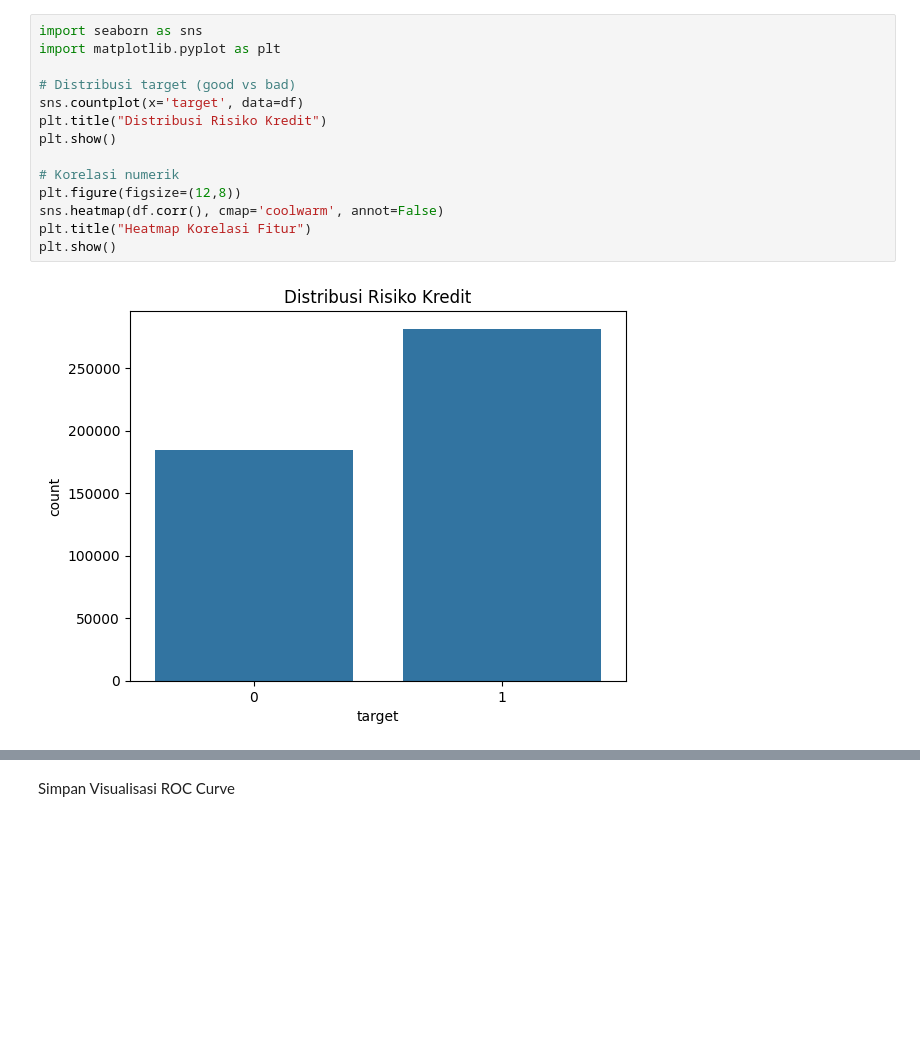
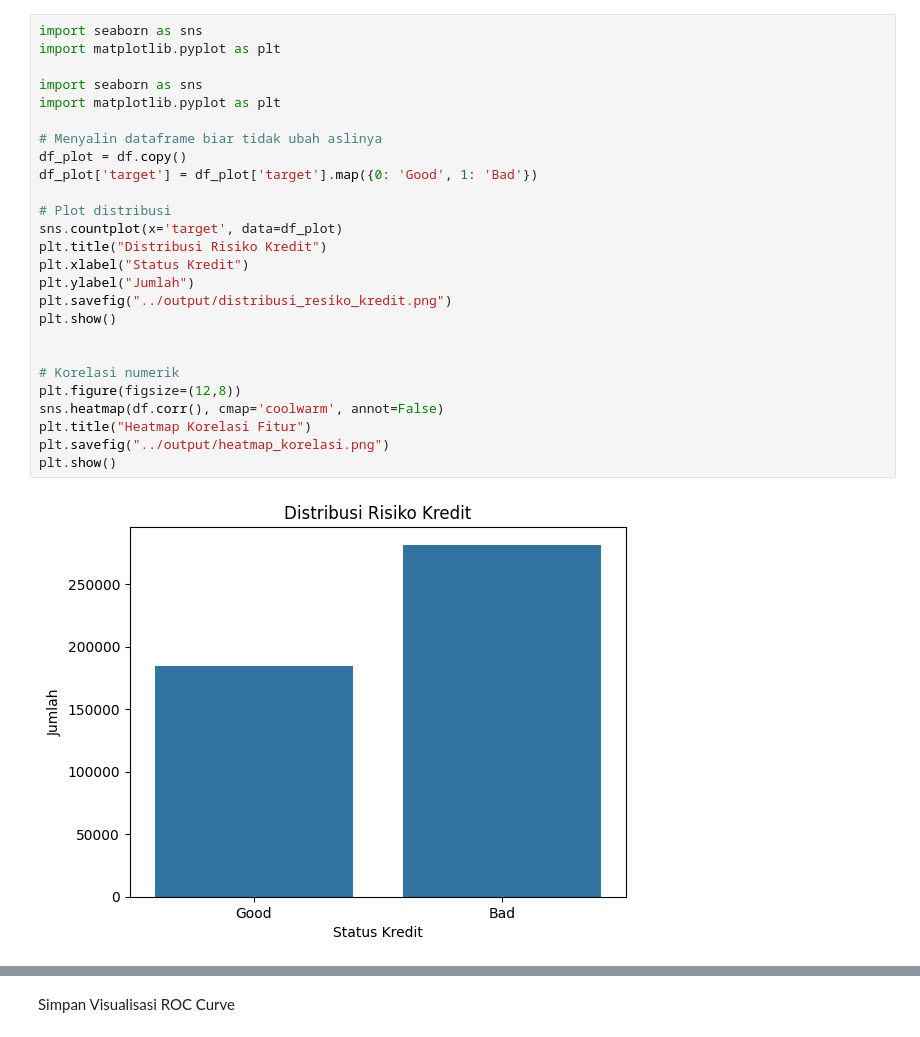
Before and after one commit to Nurhasan12/Credit-Risk-Prediction, a Jupyter notebook: notebooks/final_task.ipynb, the cells around one changed output, grey strips where cells are left out. Drawn from its saved outputs; the diff is of its cells as text; blank space fills up the shorter version.

Commit message:
Update distribution risk credit visualization image

```diff
--- a/notebooks/final_task.ipynb
+++ b/notebooks/final_task.ipynb
@@ -36,19 +104,31 @@ LogisticRegression does not accept missing values encoded as NaN natively. For s
 # %%
 import seaborn as sns
 import matplotlib.pyplot as plt
 
-# Distribusi target (good vs bad)
-sns.countplot(x='target', data=df)
+import seaborn as sns
+import matplotlib.pyplot as plt
+
+# Menyalin dataframe biar tidak ubah aslinya
+df_plot = df.copy()
+df_plot['target'] = df_plot['target'].map({0: 'Good', 1: 'Bad'})
+
+# Plot distribusi
+sns.countplot(x='target', data=df_plot)
 plt.title("Distribusi Risiko Kredit")
+plt.xlabel("Status Kredit")
+plt.ylabel("Jumlah")
+plt.savefig("../output/distribusi_resiko_kredit.png")
 plt.show()
+
 
 # Korelasi numerik
 plt.figure(figsize=(12,8))
 sns.heatmap(df.corr(), cmap='coolwarm', annot=False)
 plt.title("Heatmap Korelasi Fitur")
+plt.savefig("../output/heatmap_korelasi.png")
 plt.show()
 # %% [output]
-[figure, old version]
+[figure, new version]
 [figure]
 # %% [markdown]
 Simpan Visualisasi ROC Curve
```
Also changed, not shown: parts of 13 cells of this notebook, 1 other file.
